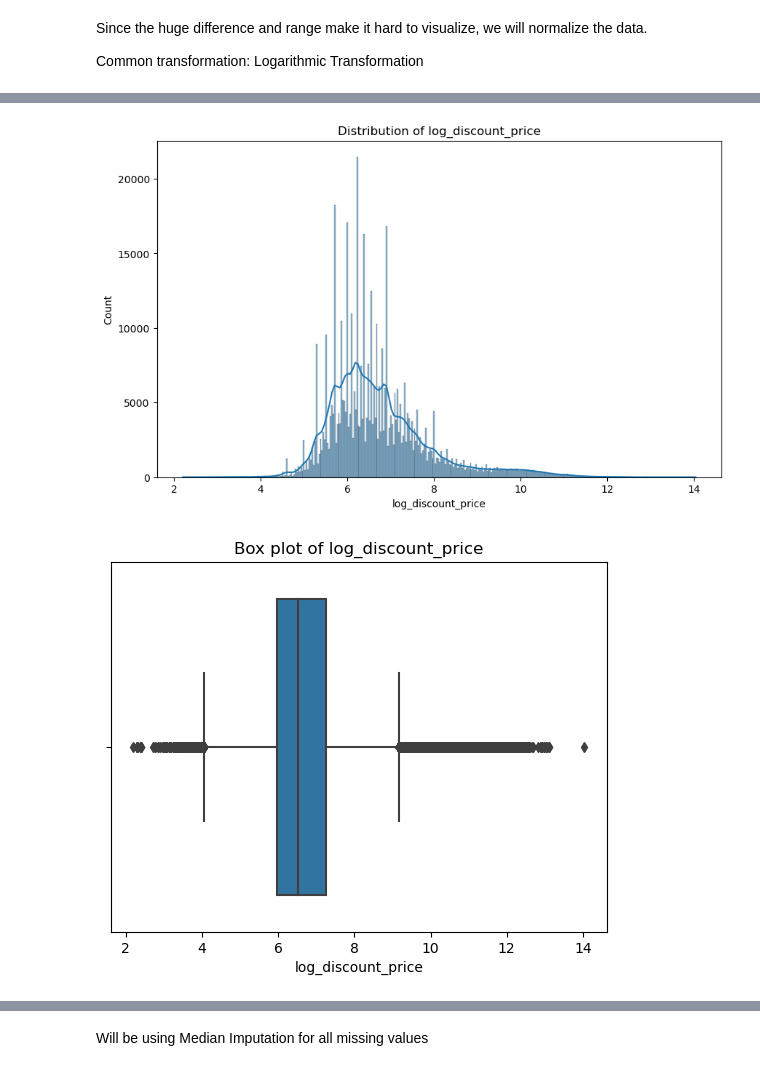
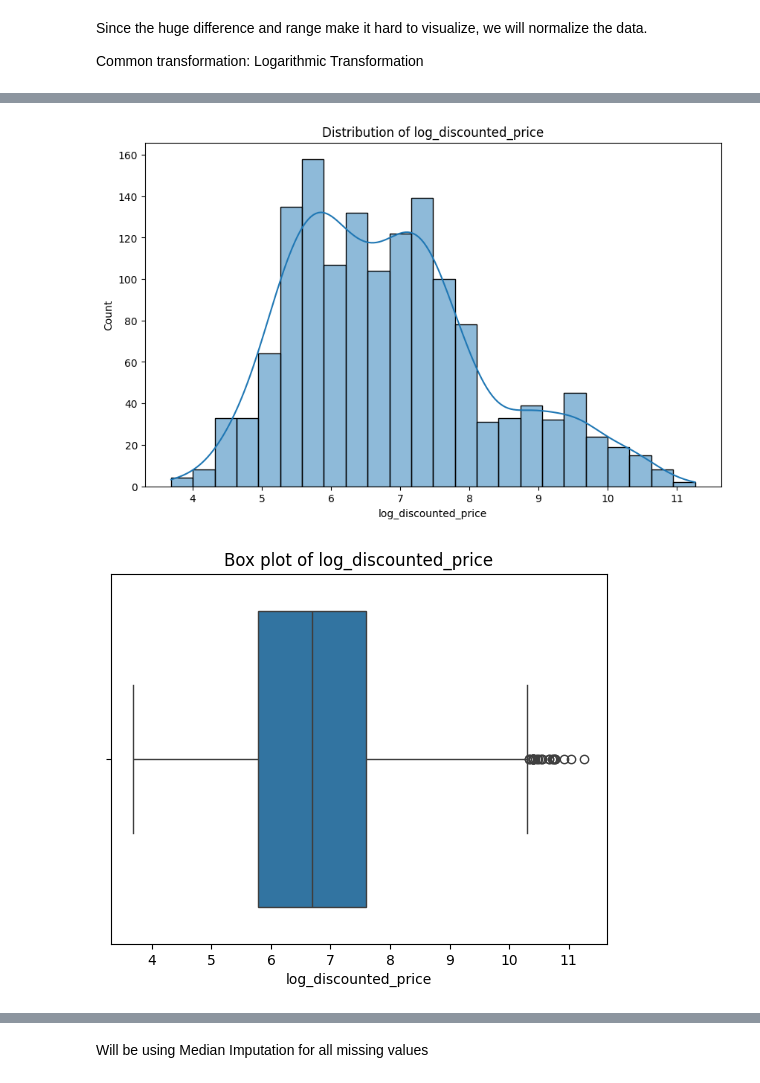
Before and after one commit to HSanny/ecomm_recommender, a Jupyter notebook: recommender.ipynb, the cells around one changed output, grey strips where cells are left out. Cells and saved outputs as stored; diff of their text form; code cells hidden in the pictures.

```diff
--- a/recommender.ipynb
+++ b/recommender.ipynb
@@ -1,7 +1,7 @@
 # %%
 import pandas as pd
 
-data = pd.read_csv('Amazon-Products.csv')
+data = pd.read_csv('amazon.csv')
 
 data.head()
 # %% [output]
@@ -289,7 +305,7 @@ Common transformation: Logarithmic Transformation
 # %%
 import numpy as np
 
-data['log_no_of_ratings'] = np.log1p(data['no_of_ratings'])  # log1p is used to handle log(0)
+data['log_rating_count'] = np.log1p(data['rating_count'])  # log1p is used to handle log(0)
 # %%
 # visualization for log_no_of_ratings
 
@@ -310,19 +326,19 @@ no_of_ratings is right skewed, use median imputation
 # %%
 # visualization for discount_price
 
-data['log_discount_price'] = np.log1p(data['discount_price'])
+data['log_discounted_price'] = np.log1p(data['discounted_price'])
 
 plt.figure(figsize = (10,6))
-sns.histplot(data['log_discount_price'], kde = True)
-plt.title(f'Distribution of log_discount_price')
+sns.histplot(data['log_discounted_price'], kde = True)
+plt.title(f'Distribution of log_discounted_price')
 plt.show()
 
-sns.boxplot(x=data['log_discount_price'])
-plt.title(f'Box plot of log_discount_price')
+sns.boxplot(x=data['log_discounted_price'])
+plt.title(f'Box plot of log_discounted_price')
 plt.show()
 # %% [output]
-[figure, old version]
+[figure, new version]
-[figure, old version]
+[figure, new version]
 # %%
 # visualization for actual_price
 
```
Also changed, not shown: parts of 27 cells of this notebook.
